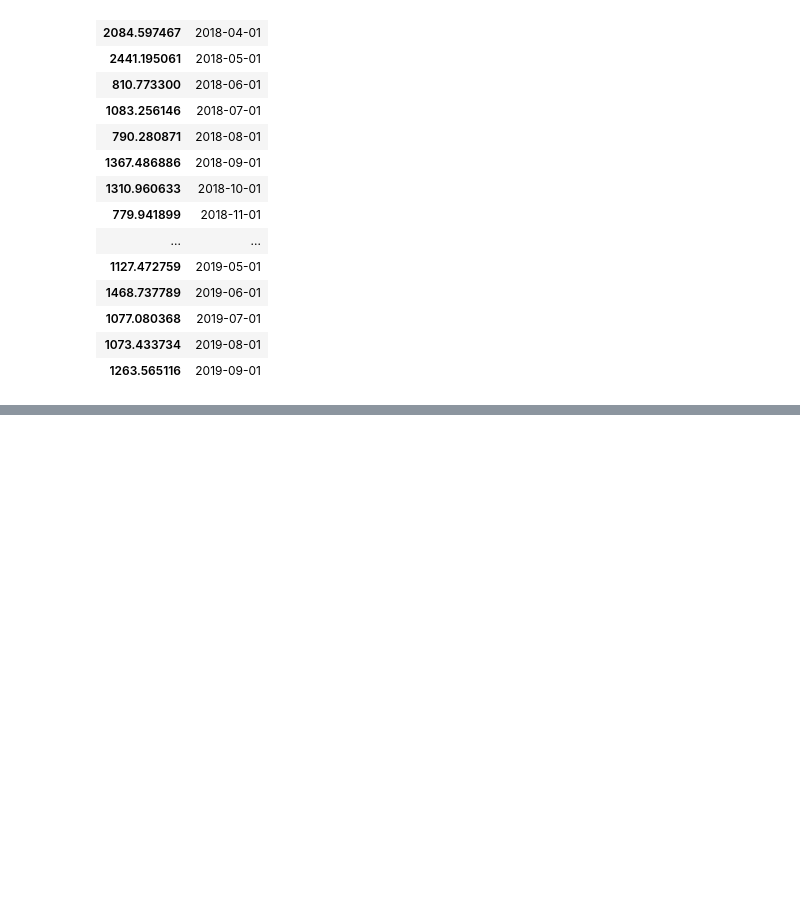
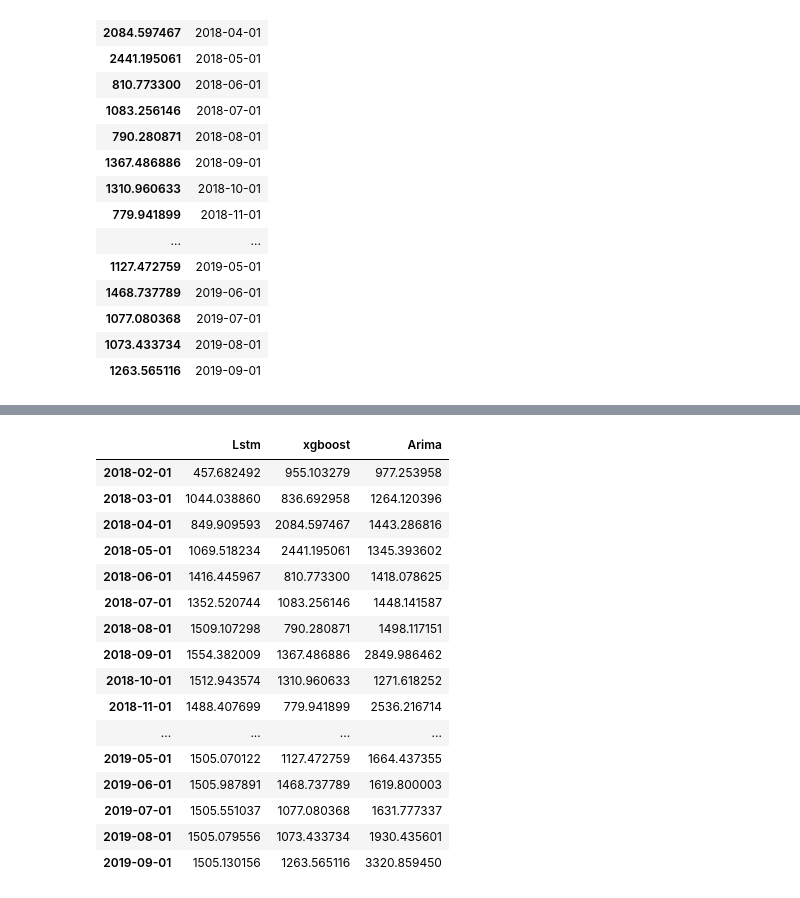
Before and after one commit to SriNithin965/project-4-2, a Jupyter notebook: code/MERGED_ALL_MODELS_FINAL.ipynb, the cells around one changed output, grey strips where cells are left out. Saved outputs shown, nothing was run; the diff lists cells and outputs as text; code cells hidden in the pictures; blank space fills up the shorter version.

```diff
--- a/code/MERGED_ALL_MODELS_FINAL.ipynb
+++ b/code/MERGED_ALL_MODELS_FINAL.ipynb
@@ -697,0 +698,6 @@ ax.set_ylim(-1,5)
+# %%
+data_mer_lstm= data3_lstm.reset_index()
+data_mer_xg = data3_xg.reset_index()
+# %%
+data_mer_lstm = data_mer_lstm.set_index(0)
+data_mer_lstm
@@ -697,0 +723,3 @@ ax.set_ylim(-1,5)
+# %%
+data_mer_xg = data_mer_xg.set_index(0)
+data_mer_xg
@@ -697,0 +749,26 @@ ax.set_ylim(-1,5)
+# %%
+merged = data2_arima.copy()
+merged['Lstm'] = data_mer_lstm
+merged['xgboost'] = data_mer_xg
+merged['Arima'] = merged['future_prediction']*min(data_arima['Sales'].values)
+merged = merged.drop('future_prediction',axis=1)
+merged = merged.drop('Sales',axis=1)
+merged.tail(20)
+# %% [output]
+|  | Lstm | xgboost | Arima |
+| 2018-02-01 | 457.682492 | 955.103279 | 977.253958 |
+| 2018-03-01 | 1044.038860 | 836.692958 | 1264.120396 |
+| 2018-04-01 | 849.909593 | 2084.597467 | 1443.286816 |
+| 2018-05-01 | 1069.518234 | 2441.195061 | 1345.393602 |
+| 2018-06-01 | 1416.445967 | 810.773300 | 1418.078625 |
+| 2018-07-01 | 1352.520744 | 1083.256146 | 1448.141587 |
+| 2018-08-01 | 1509.107298 | 790.280871 | 1498.117151 |
+| 2018-09-01 | 1554.382009 | 1367.486886 | 2849.986462 |
+| 2018-10-01 | 1512.943574 | 1310.960633 | 1271.618252 |
+| 2018-11-01 | 1488.407699 | 779.941899 | 2536.216714 |
+| ... | ... | ... | ... |
+| 2019-05-01 | 1505.070122 | 1127.472759 | 1664.437355 |
+| 2019-06-01 | 1505.987891 | 1468.737789 | 1619.800003 |
+| 2019-07-01 | 1505.551037 | 1077.080368 | 1631.777337 |
+| 2019-08-01 | 1505.079556 | 1073.433734 | 1930.435601 |
+| 2019-09-01 | 1505.130156 | 1263.565116 | 3320.859450 |
```
Also changed, not shown: parts of 21 cells of this notebook.
